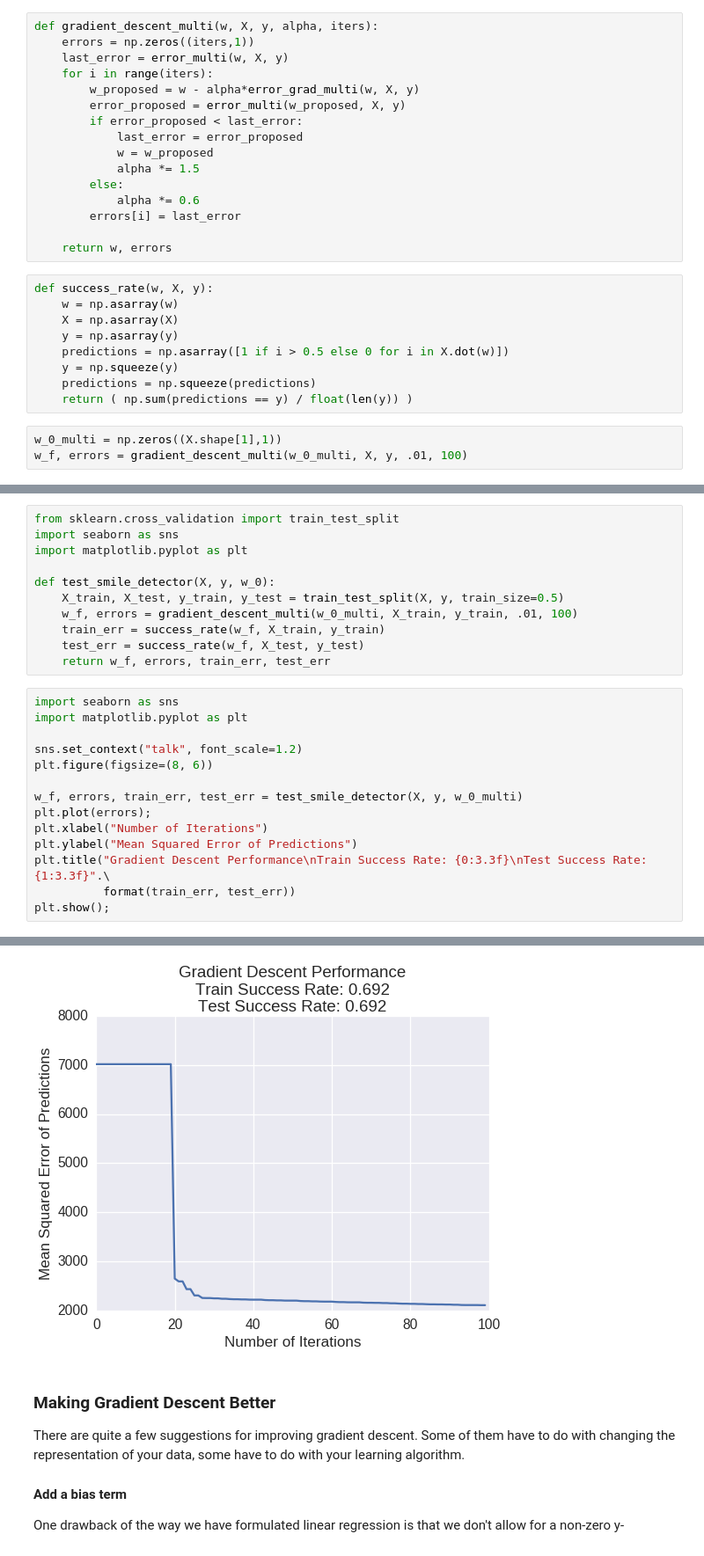
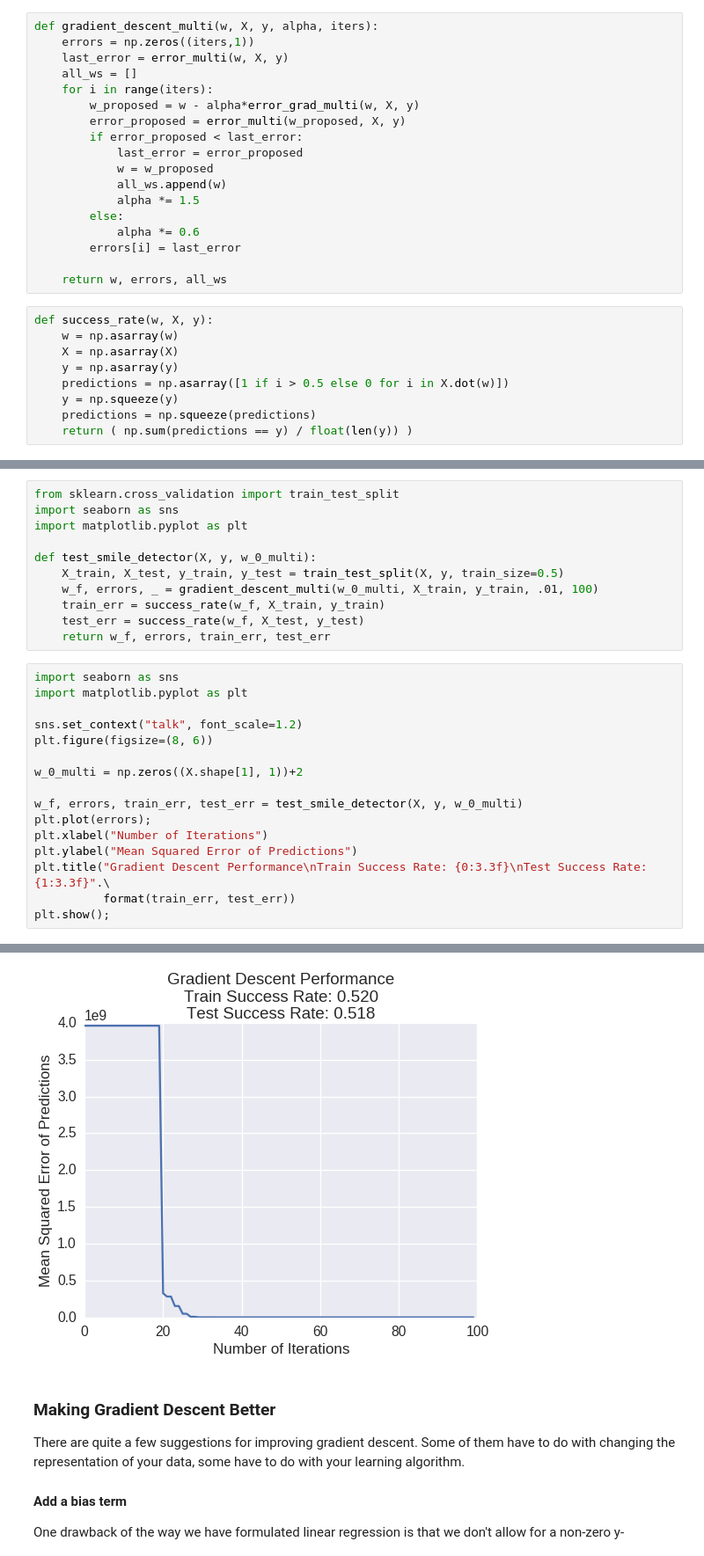
Before and after one commit to Pratool/DataScience16, a Jupyter notebook: inclass/day05/bottom_up_machine_learning_day_2.ipynb, the cells around one changed output, grey strips where cells are left out. Shown at 88% size. Cells and saved outputs as stored; diff of their text form.

Commit message:
added multiple variable linear regression

```diff
--- a/inclass/day05/bottom_up_machine_learning_day_2.ipynb
+++ b/inclass/day05/bottom_up_machine_learning_day_2.ipynb
@@ -231,18 +231,20 @@ def error_grad_multi(w, X, y):
 def gradient_descent_multi(w, X, y, alpha, iters):
     errors = np.zeros((iters,1))
     last_error = error_multi(w, X, y)
+    all_ws = []
     for i in range(iters):
         w_proposed = w - alpha*error_grad_multi(w, X, y)
         error_proposed = error_multi(w_proposed, X, y)
         if error_proposed < last_error:
             last_error = error_proposed
             w = w_proposed
+            all_ws.append(w)
             alpha *= 1.5
         else:
             alpha *= 0.6
         errors[i] = last_error
 
-    return w, errors
+    return w, errors, all_ws
 # %%
 def success_rate(w, X, y):
     w = np.asarray(w)
@@ -252,6 +254,3 @@ def success_rate(w, X, y):
     y = np.squeeze(y)
     predictions = np.squeeze(predictions)
     return ( np.sum(predictions == y) / float(len(y)) )
-# %%
-w_0_multi = np.zeros((X.shape[1],1))
-w_f, errors = gradient_descent_multi(w_0_multi, X, y, .01, 100)
@@ -262,9 +259,9 @@ from sklearn.cross_validation import train_test_split
 import seaborn as sns
 import matplotlib.pyplot as plt
 
-def test_smile_detector(X, y, w_0):
+def test_smile_detector(X, y, w_0_multi):
     X_train, X_test, y_train, y_test = train_test_split(X, y, train_size=0.5)
-    w_f, errors = gradient_descent_multi(w_0_multi, X_train, y_train, .01, 100)
+    w_f, errors, _ = gradient_descent_multi(w_0_multi, X_train, y_train, .01, 100)
     train_err = success_rate(w_f, X_train, y_train)
     test_err = success_rate(w_f, X_test, y_test)
     return w_f, errors, train_err, test_err
@@ -274,6 +271,8 @@ import matplotlib.pyplot as plt
 
 sns.set_context("talk", font_scale=1.2)
 plt.figure(figsize=(8, 6))
+
+w_0_multi = np.zeros((X.shape[1], 1))+2
 
 w_f, errors, train_err, test_err = test_smile_detector(X, y, w_0_multi)
 plt.plot(errors);
@@ -288,4 +285,4 @@ plt.show();
-[figure, old version]
+[figure, new version]
 # %% [markdown]
 ### Making Gradient Descent Better
 
```
Also changed, not shown: parts of 12 cells of this notebook.
